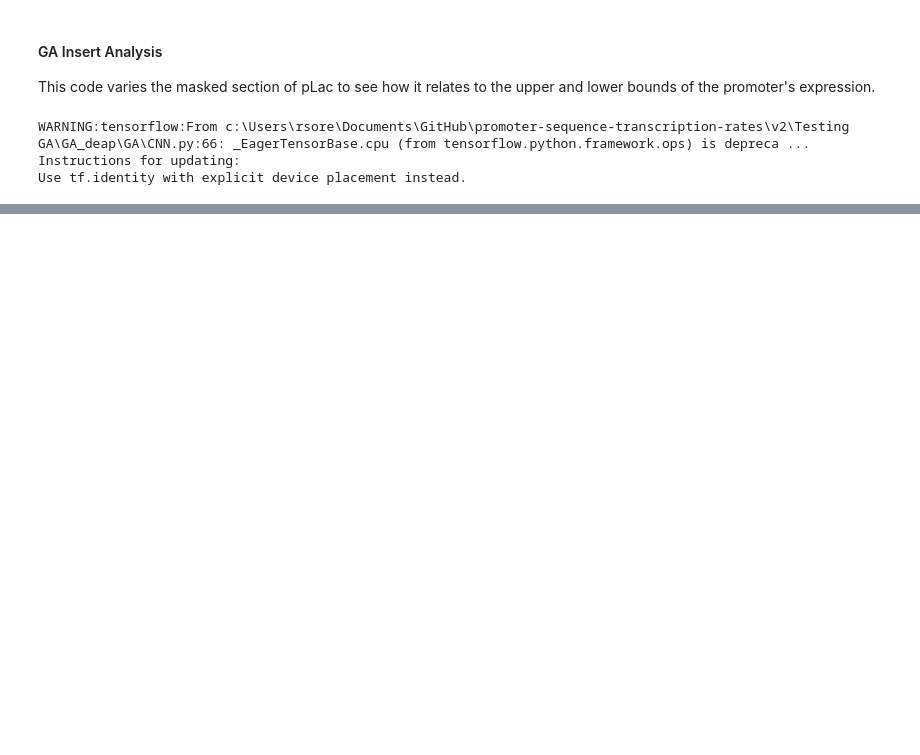
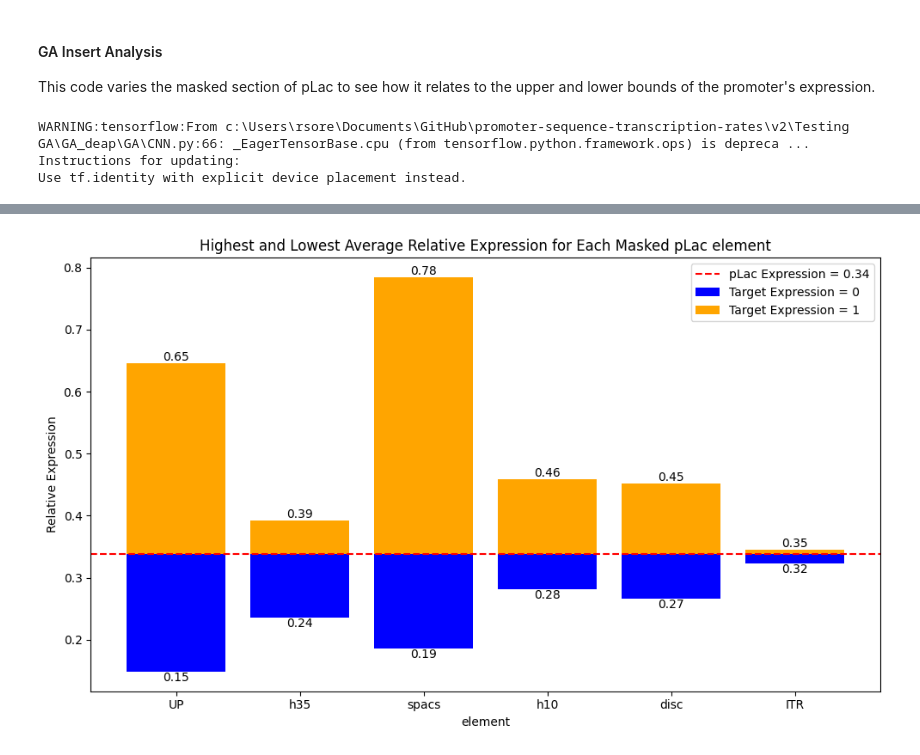
Before and after one commit to Rhys-sg/promoter-sequence-transcription-rates, a Jupyter notebook: v2/Testing GA/GA_deap/7_insert_analysis.ipynb, the cells around one changed output, grey strips where cells are left out. Saved outputs shown, nothing was run; the diff lists cells and outputs as text; code cells hidden in the pictures; blank space fills up the shorter version.

```diff
--- a/v2/Testing GA/GA_deap/7_insert_analysis.ipynb
+++ b/v2/Testing GA/GA_deap/7_insert_analysis.ipynb
@@ -66,0 +106,18 @@ Relationship between mask_length and run_time:
+# %%
+pLac_elements = {
+    'UP' : 'AATACTAGAGGTCTTCCGAC',
+    'h35' : 'TTTACA',
+    'spacs' : 'CTTTATGCTTCCGGCTCG',
+    'h10' : 'TATGTT',
+    'disc' : 'GTGTGGGC',
+    'ITR' : 'GGGAAGACAACTAGGGG',
+}
+order = ['UP', 'h35', 'spacs', 'h10', 'disc', 'ITR']
+
+# mask one element at a time
+masked_sequences = {}
+for i, element in enumerate(order):
+    up = ''.join([pLac_elements[order[j]] for j in range(i)])
+    mask = 'N' * len(pLac_elements[element])
+    down = ''.join([pLac_elements[order[j]] for j in range(i+1, len(order))])
+    masked_sequences[element] = up + mask + down
@@ -66,0 +131,4 @@ Relationship between mask_length and run_time:
+# %%
+# Read results (if necessary) and plot
+results_df = pd.read_csv(f'{shared_data_dir}masked_elements.csv')
+results_df.head()
@@ -66,0 +142,6 @@ Relationship between mask_length and run_time:
+# %%
+# Filter for best results
+filtered_df = results_df.loc[results_df.groupby(['element', 'target_expression'])['error'].idxmin()]
+contribution_bar_graph(filtered_df, independent_variable='element', axhline=True, text=True, xlim=None, ylim=None, order=order)
+# %% [output]
+[figure, added]
```
Also changed, not shown: parts of 12 cells of this notebook, 17 other files.
